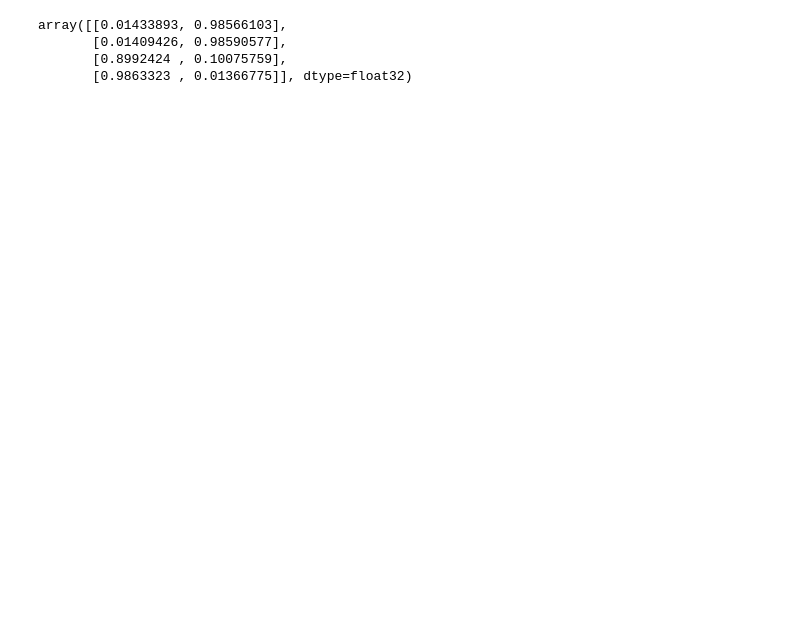
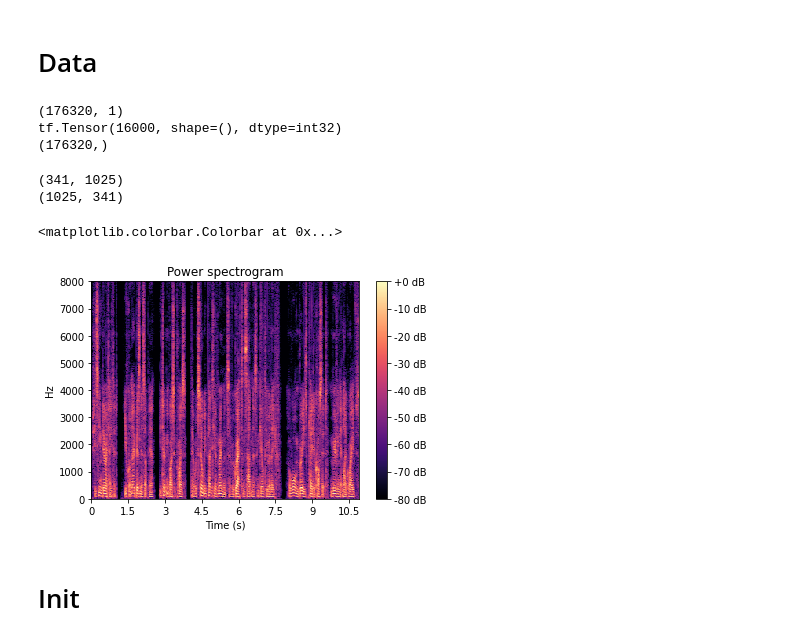
Before and after one commit to hyzycczz/TongueGAN, a Jupyter notebook: 測試/stft_sample.ipynb, the cells around one changed output. Drawn from its saved outputs; the diff is of its cells as text; code cells hidden in the pictures; blank space fills up the shorter version.

```diff
--- a/測試/stft_sample.ipynb
+++ b/測試/stft_sample.ipynb
@@ -70,7 +10,13 @@ Epoch 3651/10000
-# %%
-model.predict([[0,1],[1,0],[0,0],[1,1]])
-# %% [output]
-array([[0.01433893, 0.98566103],
-       [0.01409426, 0.98590577],
-       [0.8992424 , 0.10075759],
-       [0.9863323 , 0.01366775]], dtype=float32)
+# %% [markdown]
+# Data
+# %%
+audio = tf.io.read_file("tmp_audio/clnsp0.wav")
+data, sr = tf.audio.decode_wav(audio)
+print(data.shape)
+print(sr)
+data = tf.reshape(data, [len(data)])
+print(data.shape)
+# %% [output]
+(176320, 1)
+tf.Tensor(16000, shape=(), dtype=int32)
+(176320,)
@@ -76,0 +25,24 @@ array([[0.01433893, 0.98566103],
+# %%
+S = tf.signal.stft(data, frame_length=2048,frame_step=512,pad_end=0)
+print(S.shape)
+
+S_hat = tf.signal.inverse_stft(S,frame_length=2048,frame_step=512)
+
+S = tf.transpose(S)
+print(S.shape)
+# %% [output]
+(341, 1025)
+(1025, 341)
+# %%
+fig, ax = plt.subplots()
+img = librosa.display.specshow(librosa.amplitude_to_db(S,ref=np.max),
+                               sr=sr,
+                               y_axis='linear',
+                               x_axis='s', ax=ax)
+ax.set_title('Power spectrogram')
+fig.colorbar(img, ax=ax, format="%+2.0f dB")
+# %% [output]
+<matplotlib.colorbar.Colorbar at 0x...>
+[figure, added]
+# %% [markdown]
+# Init
```
Also changed, not shown: parts of 8 cells of this notebook, 15 other files.
